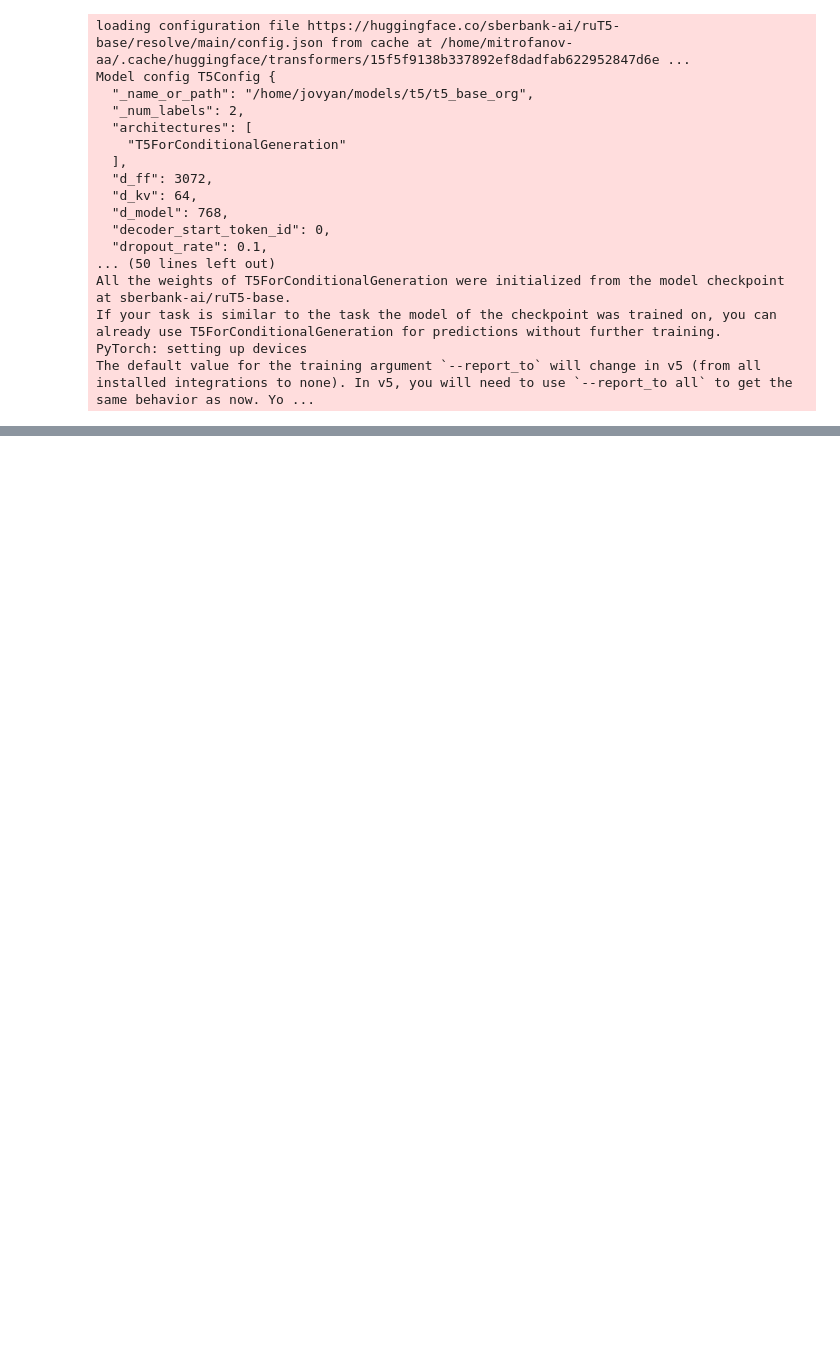
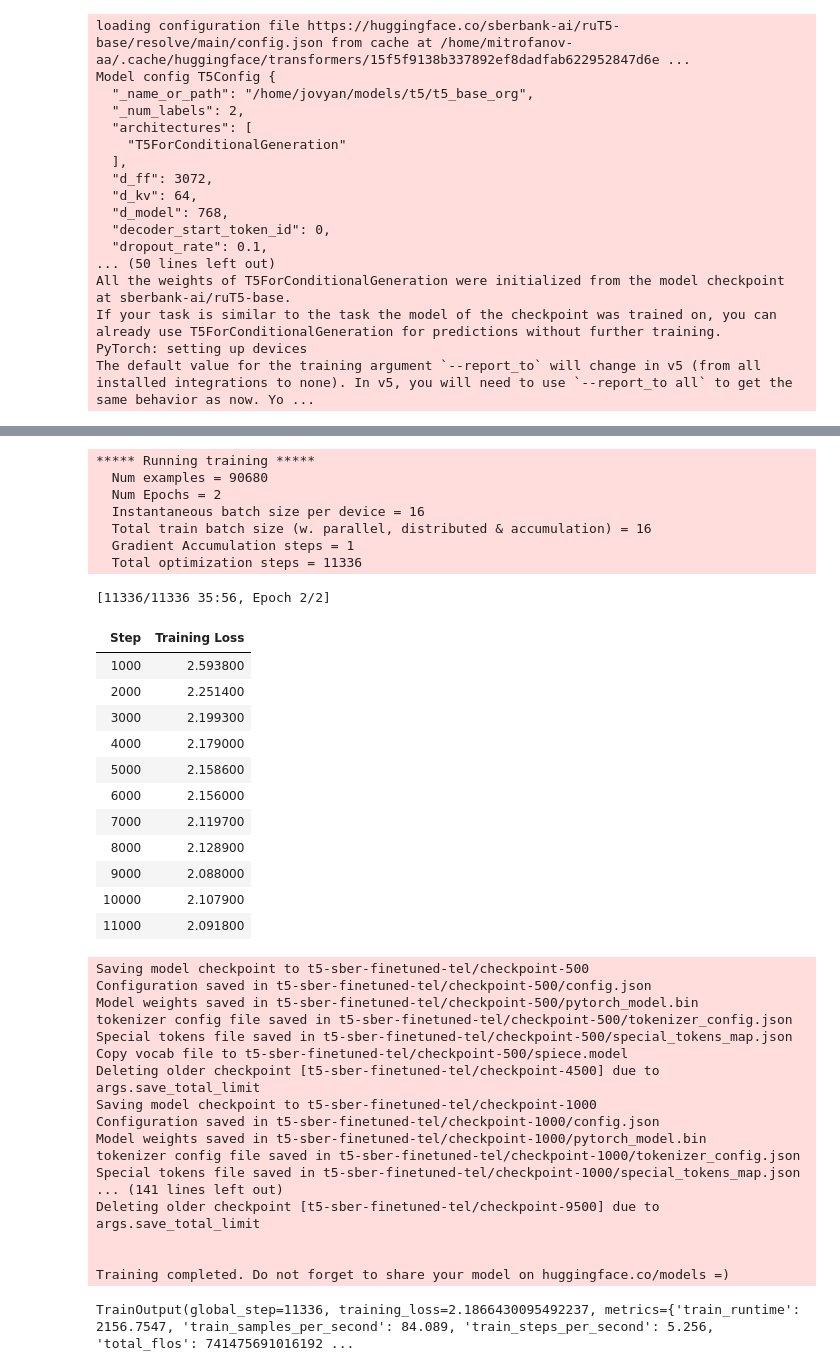
Before and after one commit to medbar/maga_sis, a Jupyter notebook: 3/NLU/cursach.ipynb, the cells around one changed output, grey strips where cells are left out. Drawn from its saved outputs; the diff is of its cells as text; code cells hidden in the pictures; blank space fills up the shorter version.

```diff
--- a/3/NLU/cursach.ipynb
+++ b/3/NLU/cursach.ipynb
@@ -482,0 +595,2 @@ KeyboardInterrupt: Interrupted by user
+# %%
+telegram_full = DialogDataSet(tokenizer, telegram_data)
@@ -482,0 +599,14 @@ KeyboardInterrupt: Interrupted by user
+# %%
+model = AutoModelForSeq2SeqLM.from_pretrained('sberbank-ai/ruT5-base')
+batch_size = 16
+args = Seq2SeqTrainingArguments(
+    f"t5-sber-finetuned-tel",
+    overwrite_output_dir=True,
+    learning_rate=2e-5,
+    per_device_train_batch_size=batch_size,
+    weight_decay=0.01,
+    save_total_limit=3,
+    num_train_epochs=2,
+    do_eval=False,
+    logging_steps = 1000,
+logging_strategy='steps')
@@ -482,0 +631,50 @@ KeyboardInterrupt: Interrupted by user
+# %%
+trainer = Seq2SeqTrainer(
+    model,
+    args,
+    train_dataset=telegram_full,
+    data_collator=telegram_full.collate,
+    tokenizer=tokenizer,
+    #compute_metrics=compute_metrics
+)
+# %%
+trainer.train()
+# %% [output]
+***** Running training *****
+  Num examples = 90680
+  Num Epochs = 2
+  Instantaneous batch size per device = 16
+  Total train batch size (w. parallel, distributed & accumulation) = 16
+  Gradient Accumulation steps = 1
+  Total optimization steps = 11336
+[11336/11336 35:56, Epoch 2/2]
+| Step | Training Loss |
+| 1000 | 2.593800 |
+| 2000 | 2.251400 |
+| 3000 | 2.199300 |
+| 4000 | 2.179000 |
+| 5000 | 2.158600 |
+| 6000 | 2.156000 |
+| 7000 | 2.119700 |
+| 8000 | 2.128900 |
+| 9000 | 2.088000 |
+| 10000 | 2.107900 |
+| 11000 | 2.091800 |
+Saving model checkpoint to t5-sber-finetuned-tel/checkpoint-500
+Configuration saved in t5-sber-finetuned-tel/checkpoint-500/config.json
+Model weights saved in t5-sber-finetuned-tel/checkpoint-500/pytorch_model.bin
+tokenizer config file saved in t5-sber-finetuned-tel/checkpoint-500/tokenizer_config.json
+Special tokens file saved in t5-sber-finetuned-tel/checkpoint-500/special_tokens_map.json
+Copy vocab file to t5-sber-finetuned-tel/checkpoint-500/spiece.model
+Deleting older checkpoint [t5-sber-finetuned-tel/checkpoint-4500] due to args.save_total_limit
+Saving model checkpoint to t5-sber-finetuned-tel/checkpoint-1000
+Configuration saved in t5-sber-finetuned-tel/checkpoint-1000/config.json
+Model weights saved in t5-sber-finetuned-tel/checkpoint-1000/pytorch_model.bin
+tokenizer config file saved in t5-sber-finetuned-tel/checkpoint-1000/tokenizer_config.json
+Special tokens file saved in t5-sber-finetuned-tel/checkpoint-1000/special_tokens_map.json
+... (141 lines left out)
+Deleting older checkpoint [t5-sber-finetuned-tel/checkpoint-9500] due to args.save_total_limit
+
+
+Training completed. Do not forget to share your model on huggingface.co/models =)
+TrainOutput(global_step=11336, training_loss=2.1866430095492237, metrics={'train_runtime': 2156.7547, 'train_samples_per_second': 84.089, 'train_steps_per_second': 5.256, 'total_flos': 741475691016192 ...
```
Also changed, not shown: parts of 63 cells of this notebook.
